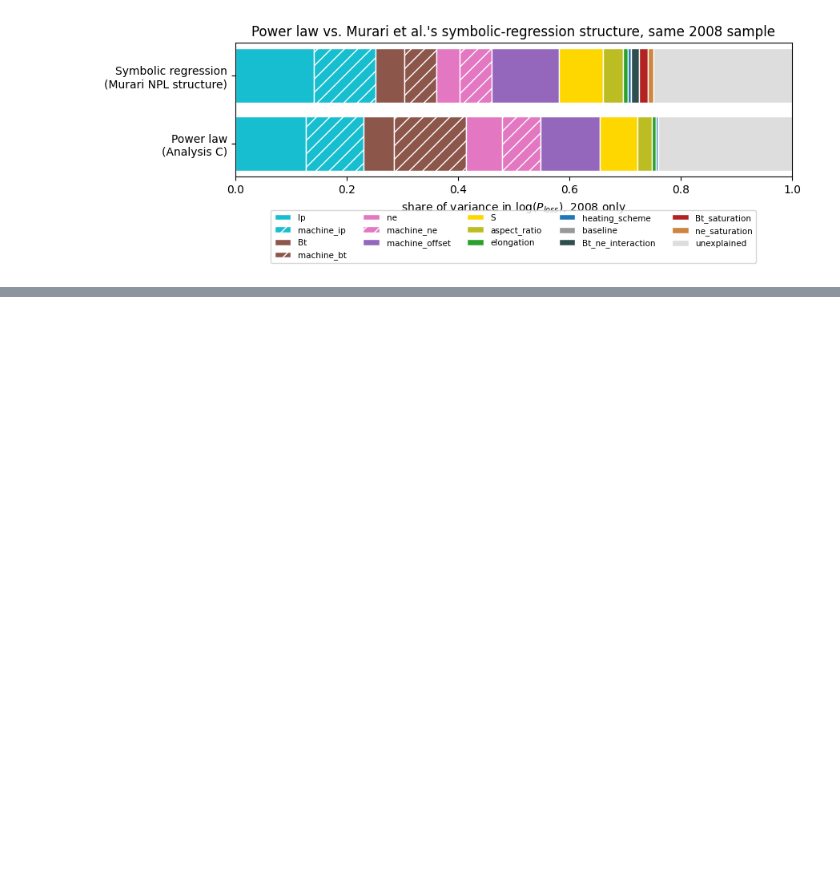
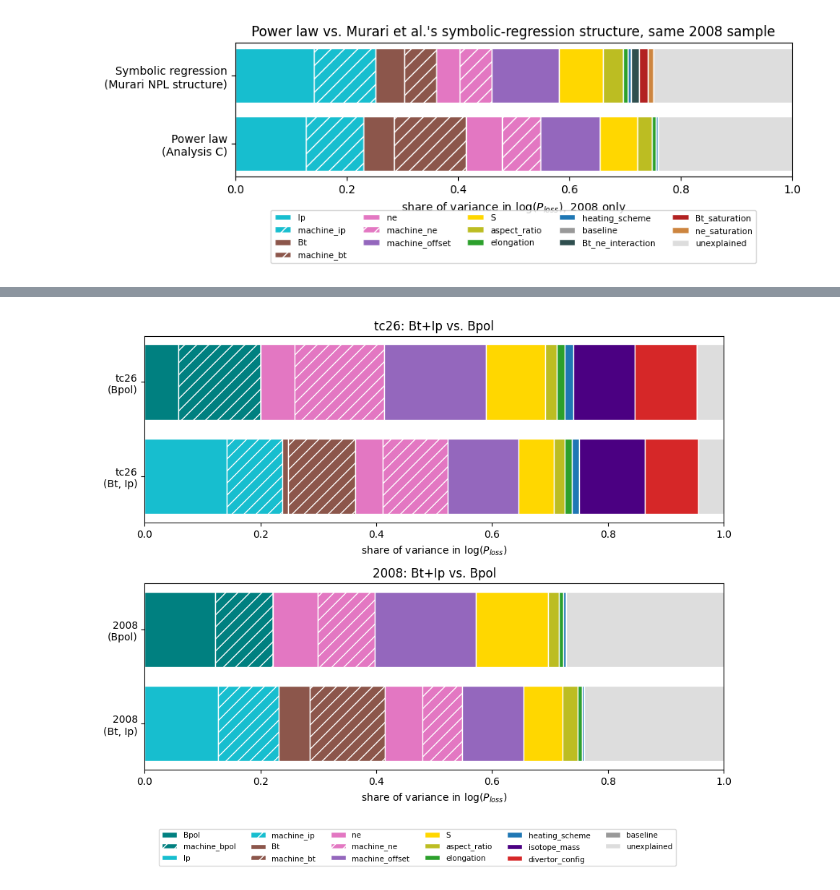
Before and after one commit to fionncur/IDStools, a Jupyter notebook: notebooks/threshold_variance_attribution.ipynb, the cells around one changed output, grey strips where cells are left out. Saved outputs shown, nothing was run; the diff lists cells and outputs as text; code cells hidden in the pictures; blank space fills up the shorter version.

Commit message:
new notebook to print per-machine Ip and Bpol fits from 2008 data. Updates to the variance_attribution notebook to include divertor configuration and more

```diff
--- a/notebooks/threshold_variance_attribution.ipynb
+++ b/notebooks/threshold_variance_attribution.ipynb
@@ -535,0 +568,3 @@ Total $R^2$ of the power law beats the NPL, however this is expected since the {
+# %%
+resultC_bpol = shapley_r2(yC, baseC, bpol_blocks(dC))
+resultC_bpol
@@ -535,0 +583,49 @@ Total $R^2$ of the power law beats the NPL, however this is expected since the {
+# %%
+component_colors["Bpol"] = "teal"
+component_colors["machine_bpol"] = "teal"
+
+# Shared ordering across both subplots, ranked by magnitude in the 2008 (bottom) chart, with
+# Bpol/machine_bpol pinned to the front regardless of size.
+pair_map_bpol = {"Ip": "machine_ip", "Bt": "machine_bt", "ne": "machine_ne", "Bpol": "machine_bpol"}
+slope_comps_bpol = set(pair_map_bpol.values())
+all_comps_bpol = set(resultB) | set(resultB_bpol) | set(resultC) | set(resultC_bpol)
+primary_bpol = [k for k in all_comps_bpol if k not in slope_comps_bpol and k not in ("unexplained", "Bpol")]
+
+
+def pair_total_bpol(k):
+    total = resultC.get(k, 0.0)
+    pair = pair_map_bpol.get(k)
+    if pair in all_comps_bpol:
+        total += resultC.get(pair, 0.0)
+    return total
+
+
+shared_order = ["Bpol", "machine_bpol"]
+for k in sorted(primary_bpol, key=pair_total_bpol, reverse=True):
+    shared_order.append(k)
+    if pair_map_bpol.get(k) in all_comps_bpol:
+        shared_order.append(pair_map_bpol[k])
+shared_order.append("unexplained")
+
+
+def bpol_bar(ax, result_orig, result_bpol, labels, title, order):
+    comparison = {labels[0]: result_orig, labels[1]: result_bpol}
+    bottoms = np.zeros(2)
+    for comp in order:
+        vals = np.array([comparison[k].get(comp, 0.0) for k in labels])
+        hatch = "//" if comp in slope_comps_bpol else None
+        ax.barh(labels, vals, left=bottoms, color=component_colors[comp], label=comp, edgecolor="white", hatch=hatch)
+        bottoms += vals
+    ax.set_xlabel(r"share of variance in $\log(P_{loss})$")
+    ax.set_xlim(0, 1)
+    ax.set_title(title)
+
+
+fig, (ax1, ax2) = plt.subplots(2, 1, figsize=(9, 7))
+bpol_bar(ax1, resultB, resultB_bpol, ["tc26\n(Bt, Ip)", "tc26\n(Bpol)"], "tc26: Bt+Ip vs. Bpol", shared_order)
+bpol_bar(ax2, resultC, resultC_bpol, ["2008\n(Bt, Ip)", "2008\n(Bpol)"], "2008: Bt+Ip vs. Bpol", shared_order)
+handles, labels_ = ax2.get_legend_handles_labels()
+fig.legend(handles, labels_, loc="upper center", bbox_to_anchor=(0.5, -0.02), ncol=6, fontsize=7.5)
+fig.tight_layout()
+# %% [output]
+[figure, added]
```
Also changed, not shown: parts of 2 cells of this notebook, 2 other files.
